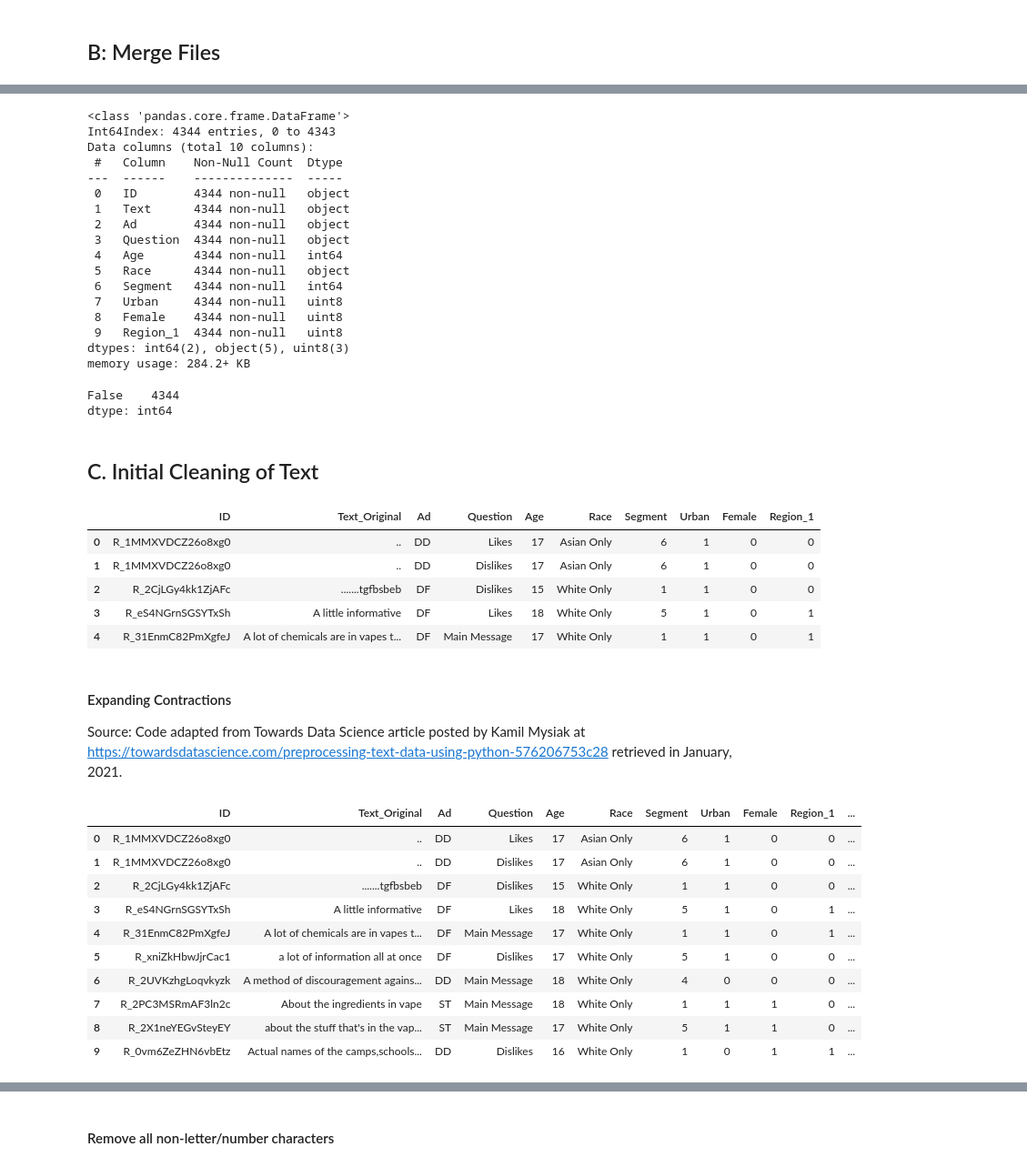
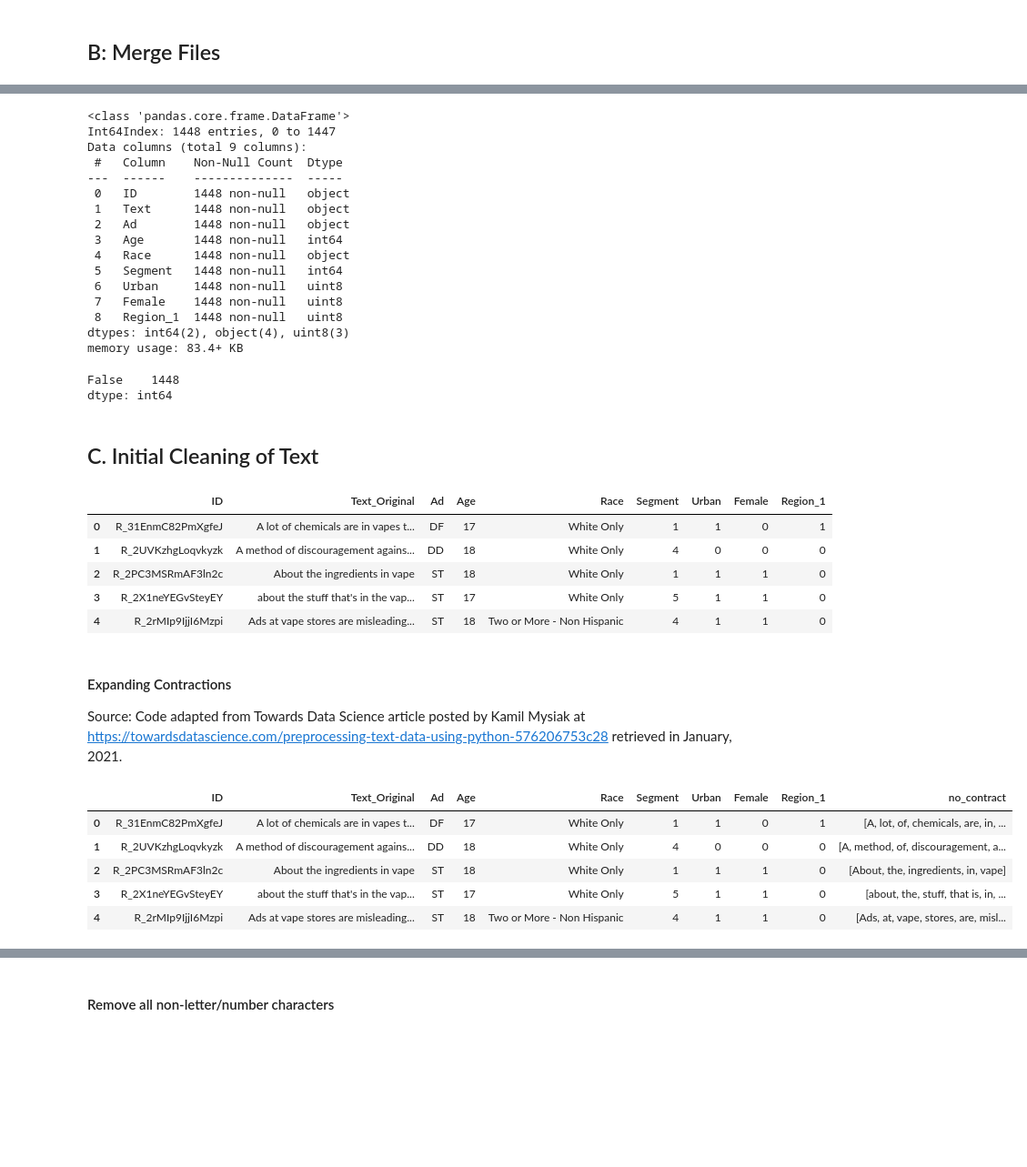
Before and after one commit to rrmahr/TextBased_AdFeedback_TopicModeling, a Jupyter notebook: a_Notebooks/a_Data_Wrangling.ipynb, the cells around one changed output, grey strips where cells are left out. Shown at 91% size. Cells and saved outputs as stored; diff of their text form; code cells hidden in the pictures; blank space fills up the shorter version.

Commit message:
Updates to Data Wrangling nb

```diff
--- a/a_Notebooks/a_Data_Wrangling.ipynb
+++ b/a_Notebooks/a_Data_Wrangling.ipynb
@@ -114,3 +110,9 @@ Name: Question, dtype: int64
+# %%
+#Drop Question column
+feedback_df = feedback_df.drop(columns='Question')
+
+#Reset index
+feedback_df = feedback_df.reset_index().drop(columns='index').copy()
 # %% [markdown]
 ### Demos File Review
 # %%
@@ -296,27 +298,26 @@ full_df.head()
 full_df.info()
 # %% [output]
 <class 'pandas.core.frame.DataFrame'>
-Int64Index: 4344 entries, 0 to 4343
-Data columns (total 10 columns):
+Int64Index: 1448 entries, 0 to 1447
+Data columns (total 9 columns):
  #   Column    Non-Null Count  Dtype
 ---  ------    --------------  -----
- 0   ID        4344 non-null   object
- 1   Text      4344 non-null   object
- 2   Ad        4344 non-null   object
- 3   Question  4344 non-null   object
- 4   Age       4344 non-null   int64
- 5   Race      4344 non-null   object
- 6   Segment   4344 non-null   int64
- 7   Urban     4344 non-null   uint8
- 8   Female    4344 non-null   uint8
- 9   Region_1  4344 non-null   uint8
-dtypes: int64(2), object(5), uint8(3)
-memory usage: 284.2+ KB
+ 0   ID        1448 non-null   object
+ 1   Text      1448 non-null   object
+ 2   Ad        1448 non-null   object
+ 3   Age       1448 non-null   int64
+ 4   Race      1448 non-null   object
+ 5   Segment   1448 non-null   int64
+ 6   Urban     1448 non-null   uint8
+ 7   Female    1448 non-null   uint8
+ 8   Region_1  1448 non-null   uint8
+dtypes: int64(2), object(4), uint8(3)
+memory usage: 83.4+ KB
 # %%
 #Check for duplicate rows
 full_df.duplicated().value_counts()
 # %% [output]
-False    4344
+False    1448
 dtype: int64
 # %% [markdown]
 ## C. Initial Cleaning of Text <a class="anchor" id="c"></a>
@@ -326,12 +327,12 @@ dtype: int64
 clean_df = full_df.rename(columns = {'Text':'Text_Original'})
 clean_df.head()
 # %% [output]
-|  | ID | Text_Original | Ad | Question | Age | Race | Segment | Urban | Female | Region_1 |
-| 0 | R_1MMXVDCZ26o8xg0 | .. | DD | Likes | 17 | Asian Only | 6 | 1 | 0 | 0 |
-| 1 | R_1MMXVDCZ26o8xg0 | .. | DD | Dislikes | 17 | Asian Only | 6 | 1 | 0 | 0 |
-| 2 | R_2CjLGy4kk1ZjAFc | .......tgfbsbeb | DF | Dislikes | 15 | White Only | 1 | 1 | 0 | 0 |
-| 3 | R_eS4NGrnSGSYTxSh | A little informative | DF | Likes | 18 | White Only | 5 | 1 | 0 | 1 |
-| 4 | R_31EnmC82PmXgfeJ | A lot of chemicals are in vapes t... | DF | Main Message | 17 | White Only | 1 | 1 | 0 | 1 |
+|  | ID | Text_Original | Ad | Age | Race | Segment | Urban | Female | Region_1 |
+| 0 | R_31EnmC82PmXgfeJ | A lot of chemicals are in vapes t... | DF | 17 | White Only | 1 | 1 | 0 | 1 |
+| 1 | R_2UVKzhgLoqvkyzk | A method of discouragement agains... | DD | 18 | White Only | 4 | 0 | 0 | 0 |
+| 2 | R_2PC3MSRmAF3ln2c | About the ingredients in vape | ST | 18 | White Only | 1 | 1 | 1 | 0 |
+| 3 | R_2X1neYEGvSteyEY | about the stuff that's in the vap... | ST | 17 | White Only | 5 | 1 | 1 | 0 |
+| 4 | R_2rMIp9IjjI6Mzpi | Ads at vape stores are misleading... | ST | 18 | Two or More - Non Hispanic | 4 | 1 | 1 | 0 |
 # %% [markdown]
 #### Expanding Contractions
 
@@ -339,19 +340,14 @@ Source: Code adapted from Towards Data Science article posted by Kamil Mysiak at
 # %%
 #Creates var as list with contractions expanded
 clean_df['no_contract'] = clean_df['Text_Original'].apply(lambda x: [contractions.fix(word) for word in x.split()])
-clean_df.head(10)
+clean_df.head()
 # %% [output]
-|  | ID | Text_Original | Ad | Question | Age | Race | Segment | Urban | Female | Region_1 | ... |
-| 0 | R_1MMXVDCZ26o8xg0 | .. | DD | Likes | 17 | Asian Only | 6 | 1 | 0 | 0 | ... |
-| 1 | R_1MMXVDCZ26o8xg0 | .. | DD | Dislikes | 17 | Asian Only | 6 | 1 | 0 | 0 | ... |
-| 2 | R_2CjLGy4kk1ZjAFc | .......tgfbsbeb | DF | Dislikes | 15 | White Only | 1 | 1 | 0 | 0 | ... |
-| 3 | R_eS4NGrnSGSYTxSh | A little informative | DF | Likes | 18 | White Only | 5 | 1 | 0 | 1 | ... |
-| 4 | R_31EnmC82PmXgfeJ | A lot of chemicals are in vapes t... | DF | Main Message | 17 | White Only | 1 | 1 | 0 | 1 | ... |
-| 5 | R_xniZkHbwJjrCac1 | a lot of information all at once | DF | Dislikes | 17 | White Only | 5 | 1 | 0 | 0 | ... |
-| 6 | R_2UVKzhgLoqvkyzk | A method of discouragement agains... | DD | Main Message | 18 | White Only | 4 | 0 | 0 | 0 | ... |
-| 7 | R_2PC3MSRmAF3ln2c | About the ingredients in vape | ST | Main Message | 18 | White Only | 1 | 1 | 1 | 0 | ... |
-| 8 | R_2X1neYEGvSteyEY | about the stuff that's in the vap... | ST | Main Message | 17 | White Only | 5 | 1 | 1 | 0 | ... |
-| 9 | R_0vm6ZeZHN6vbEtz | Actual names of the camps,schools... | DD | Dislikes | 16 | White Only | 1 | 0 | 1 | 1 | ... |
+|  | ID | Text_Original | Ad | Age | Race | Segment | Urban | Female | Region_1 | no_contract |
+| 0 | R_31EnmC82PmXgfeJ | A lot of chemicals are in vapes t... | DF | 17 | White Only | 1 | 1 | 0 | 1 | [A, lot, of, chemicals, are, in, ... |
+| 1 | R_2UVKzhgLoqvkyzk | A method of discouragement agains... | DD | 18 | White Only | 4 | 0 | 0 | 0 | [A, method, of, discouragement, a... |
+| 2 | R_2PC3MSRmAF3ln2c | About the ingredients in vape | ST | 18 | White Only | 1 | 1 | 1 | 0 | [About, the, ingredients, in, vape] |
+| 3 | R_2X1neYEGvSteyEY | about the stuff that's in the vap... | ST | 17 | White Only | 5 | 1 | 1 | 0 | [about, the, stuff, that is, in, ... |
+| 4 | R_2rMIp9IjjI6Mzpi | Ads at vape stores are misleading... | ST | 18 | Two or More - Non Hispanic | 4 | 1 | 1 | 0 | [Ads, at, vape, stores, are, misl... |
 # %%
 #Joins list column 'no_contract' back into a single string
 clean_df['Text_Clean'] = [' '.join(map(str,l)) for l in clean_df['no_contract']]
```
Also changed, not shown: parts of 17 cells of this notebook.
